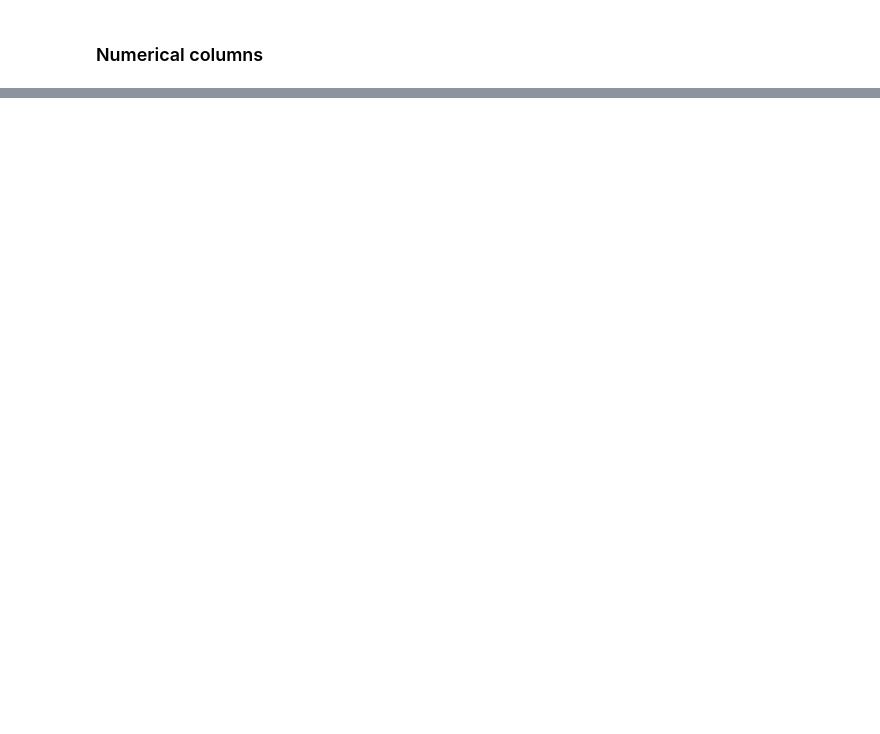
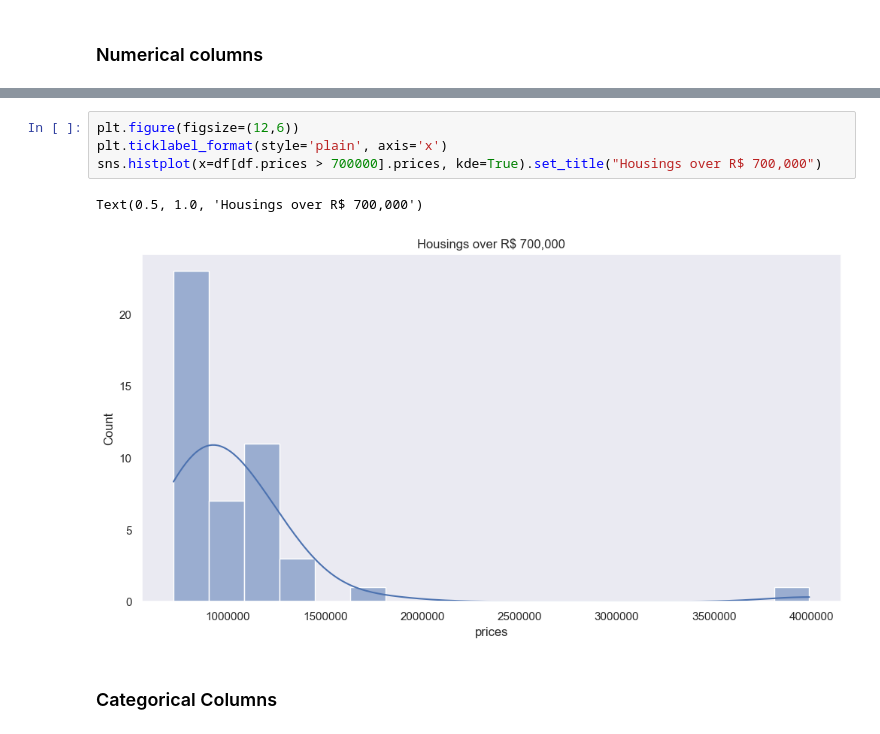
Before and after one commit to Ednaxx/salvador-housing-price-predictor, a Jupyter notebook: src/notebooks/initial-eda.ipynb, the cells around one changed output, grey strips where cells are left out. Drawn from its saved outputs; the diff is of its cells as text; blank space fills up the shorter version.

```diff
--- a/src/notebooks/initial-eda.ipynb
+++ b/src/notebooks/initial-eda.ipynb
@@ -82,0 +110,9 @@ sns.histplot(x=df.prices, kde=True)
+# %%
+plt.figure(figsize=(12,6))
+plt.ticklabel_format(style='plain', axis='x')
+sns.histplot(x=df[df.prices > 700000].prices, kde=True).set_title("Housings over R$ 700,000")
+# %% [output]
+Text(0.5, 1.0, 'Housings over R$ 700,000')
+[figure, added]
+# %% [markdown]
+### Categorical Columns
```
Also changed, not shown: parts of 31 cells of this notebook, 1 other file.
